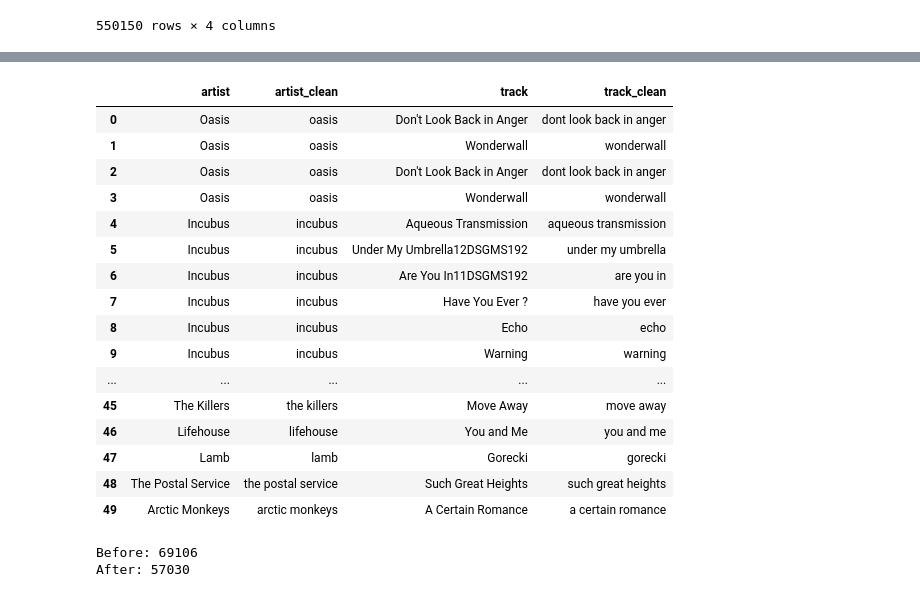
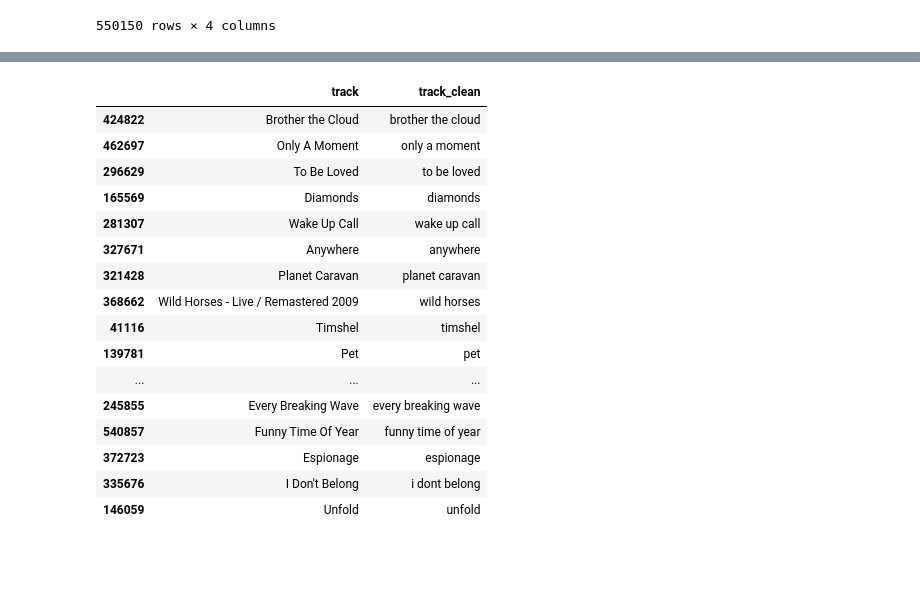
Before and after one commit to fredzell/music-mood-profiler, a Jupyter notebook: notebooks/02_lastfm_cleaning.ipynb, the cells around one changed output, grey strips where cells are left out. Drawn from its saved outputs; the diff is of its cells as text; code cells hidden in the pictures; blank space fills up the shorter version.

Commit message:
Data from lastfm cleaned

```diff
--- a/notebooks/02_lastfm_cleaning.ipynb
+++ b/notebooks/02_lastfm_cleaning.ipynb
@@ -129,29 +129,49 @@ def clean_text_artist(text):
 # %%
+# 7. Cleaning track names
+
 def clean_text_track(text):
     if text is None:
         return None
 
     text = text.lower()
 
-    # Remove content in parentheses
-    text = re.sub(r"\(.*?\)", "", text)
+    # Remove content in parentheses that is not part of the title
+    text = re.sub(
+        r"\((?:"
+        r"feat\.?.*?|ft\.?.*?|"
+        r"remaster(?:ed)?(?: \d{4})?|"
+        r"live(?: at .*?)?|"
+        r"radio edit|edit|"
+        r"(?:acoustic|alternative|instrumental)(?: version)?|"
+        r"mix|version|"
+        r"deluxe|bonus track|"
+        r"single version"
+        r")\)",
+        "",
+        text,
+    )
 
-    # Remove "feat / ft." as separate words"
+    # remove feat/ft also if outside brackets
     text = re.sub(r"\b(feat|ft)\.?\b.*", "", text)
 
-    # Remove weird suffixes
+    # 🔥 remove remix/rework/edit/version also if outside brackets
+    text = re.sub(r"\b(remix|rework|edit|version)\b.*", "", text)
+
+    # remove strange suffixes
     text = re.sub(r"\d{2,}[a-z]{3,}\d*$", "", text)
 
-    # Remove " - something"
+    # remove " - something"
     text = re.sub(r"\s-\s.*", "", text)
 
-    # Remove special signs and punctuation
+    # remove special characters
     text = re.sub(r"[^a-z0-9\s]", "", text)
 
-    # Remove and trim extra whitespace
+    # normalize whitespace
     text = re.sub(r"\s+", " ", text).strip()
 
-    return text
+    return text if text else None
 # %%
 df["artist_clean"] = df["artist"].apply(clean_text_artist)
 df["track_clean"] = df["track"].apply(clean_text_track)
+# %%
+df = df.dropna(subset=["track_clean"])
@@ -158,26 +189,20 @@ df["track_clean"] = df["track"].apply(clean_text_track)
 # %%
-df[["artist", "artist_clean", "track", "track_clean"]].head(50)
+df[["track", "track_clean"]].sample(50)
 # %% [output]
-|  | artist | artist_clean | track | track_clean |
-| 0 | Oasis | oasis | Don't Look Back in Anger | dont look back in anger |
-| 1 | Oasis | oasis | Wonderwall | wonderwall |
-| 2 | Oasis | oasis | Don't Look Back in Anger | dont look back in anger |
-| 3 | Oasis | oasis | Wonderwall | wonderwall |
-| 4 | Incubus | incubus | Aqueous Transmission | aqueous transmission |
-| 5 | Incubus | incubus | Under My Umbrella12DSGMS192 | under my umbrella |
-| 6 | Incubus | incubus | Are You In11DSGMS192 | are you in |
-| 7 | Incubus | incubus | Have You Ever ? | have you ever |
-| 8 | Incubus | incubus | Echo | echo |
-| 9 | Incubus | incubus | Warning | warning |
-| ... | ... | ... | ... | ... |
-| 45 | The Killers | the killers | Move Away | move away |
-| 46 | Lifehouse | lifehouse | You and Me | you and me |
-| 47 | Lamb | lamb | Gorecki | gorecki |
-| 48 | The Postal Service | the postal service | Such Great Heights | such great heights |
-| 49 | Arctic Monkeys | arctic monkeys | A Certain Romance | a certain romance |
+|  | track | track_clean |
+| 424822 | Brother the Cloud | brother the cloud |
+| 462697 | Only A Moment | only a moment |
+| 296629 | To Be Loved | to be loved |
+| 165569 | Diamonds | diamonds |
+| 281307 | Wake Up Call | wake up call |
+| 327671 | Anywhere | anywhere |
+| 321428 | Planet Caravan | planet caravan |
+| 368662 | Wild Horses - Live / Remastered 2009 | wild horses |
+| 41116 | Timshel | timshel |
+| 139781 | Pet | pet |
+| ... | ... | ... |
+| 245855 | Every Breaking Wave | every breaking wave |
+| 540857 | Funny Time Of Year | funny time of year |
+| 372723 | Espionage | espionage |
+| 335676 | I Don't Belong | i dont belong |
+| 146059 | Unfold | unfold |
-# %%
-print("Before:", df["track"].nunique())
-print("After:", df["track_clean"].nunique())
-# %% [output]
-Before: 69106
-After: 57030
```
Also changed, not shown: parts of 7 cells of this notebook, 2 other files.
